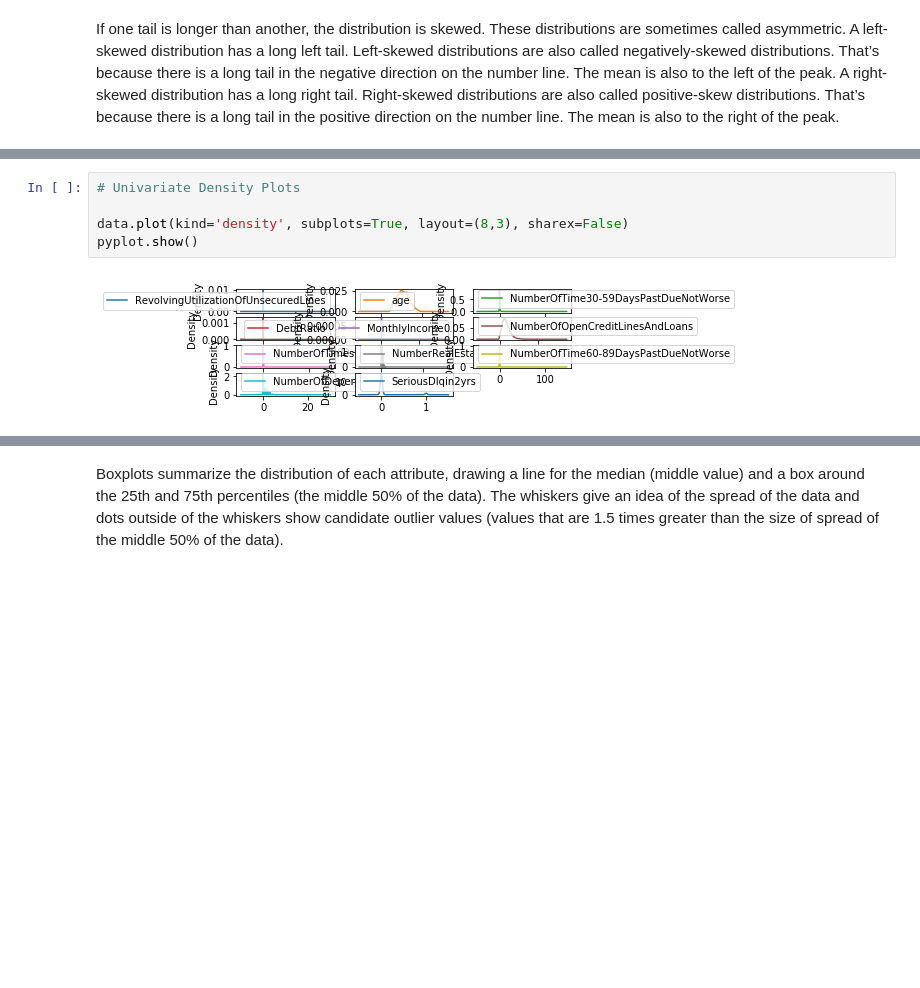
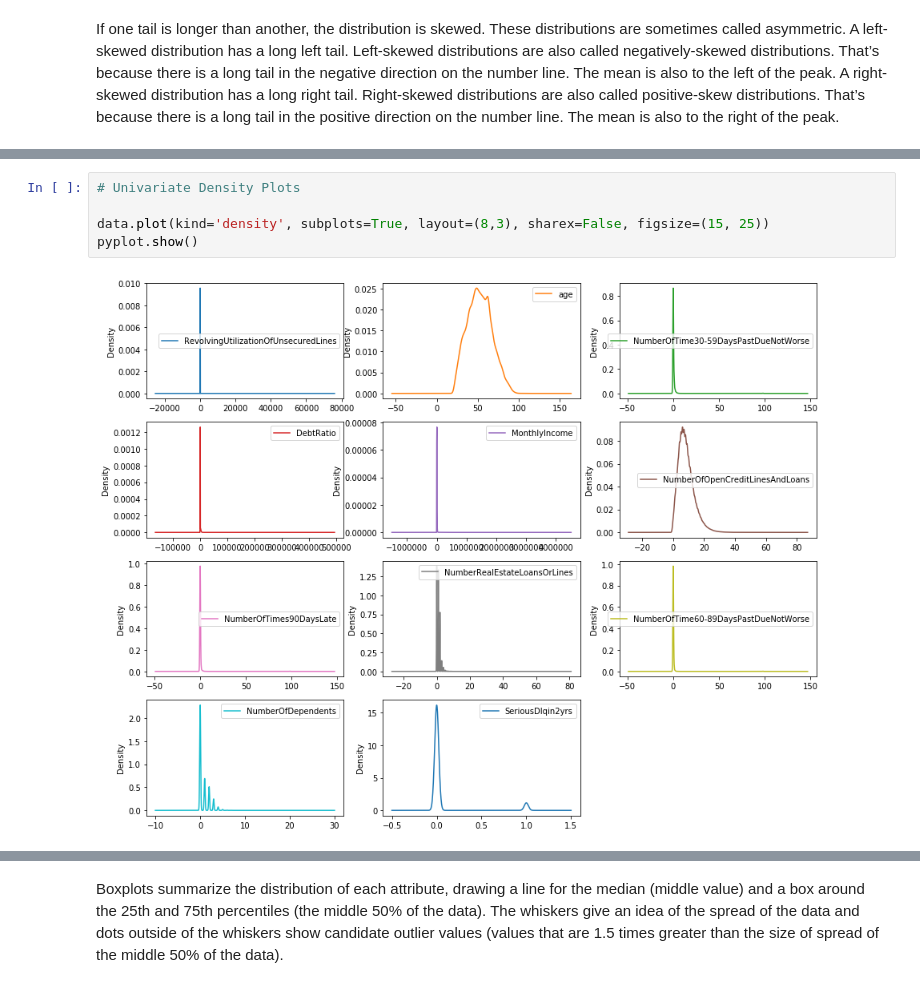
Before and after one commit to Simplon-IA-Bdx-1/give-me-some-credit-Beatrix84, a Jupyter notebook: Exercise_book_ML_python_credit.ipynb, the cells around one changed output, grey strips where cells are left out. Drawn from its saved outputs; the diff is of its cells as text; blank space fills up the shorter version.

```diff
--- a/Exercise_book_ML_python_credit.ipynb
+++ b/Exercise_book_ML_python_credit.ipynb
@@ -157,10 +158,10 @@ pyplot.show()
 # %%
 # Univariate Density Plots
 
-data.plot(kind='density', subplots=True, layout=(8,3), sharex=False)
+data.plot(kind='density', subplots=True, layout=(8,3), sharex=False, figsize=(15, 25))
 pyplot.show()
 # %% [output]
-[figure, old version]
+[figure, new version]
 # %%
 # Box and Whisker Plots
 
```
Also changed, not shown: parts of 3 cells of this notebook.
